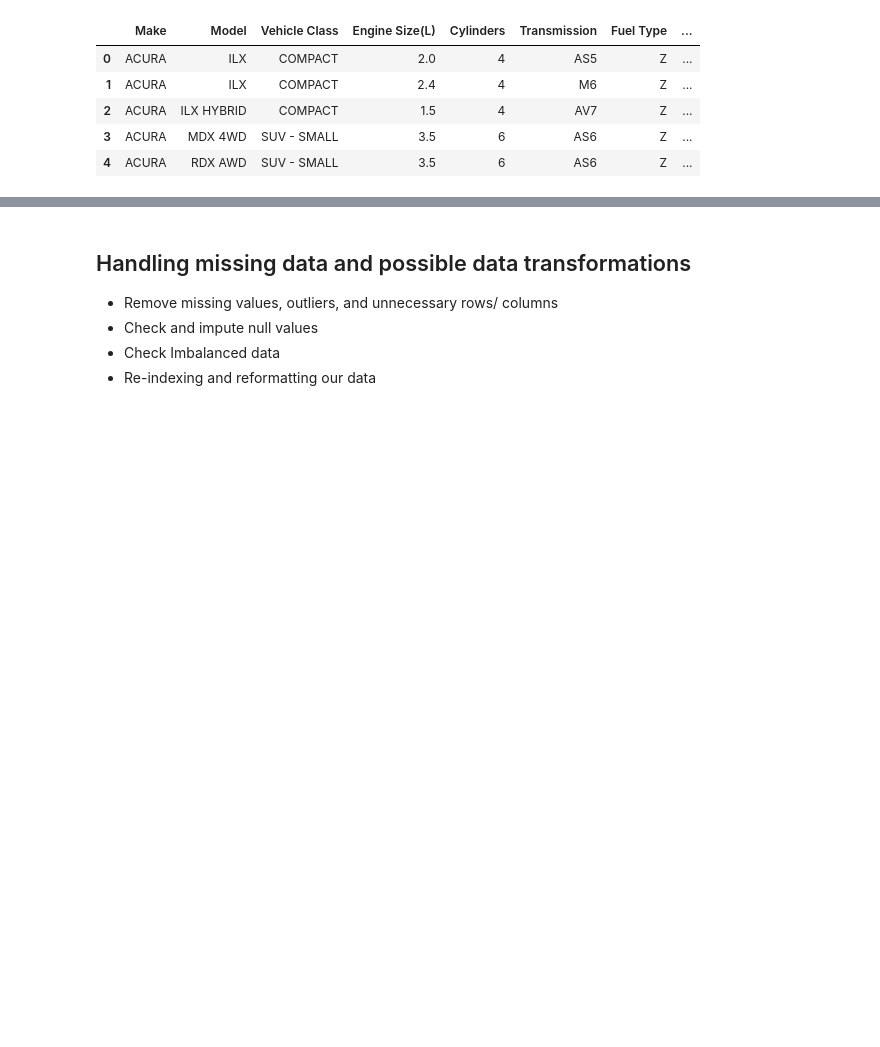
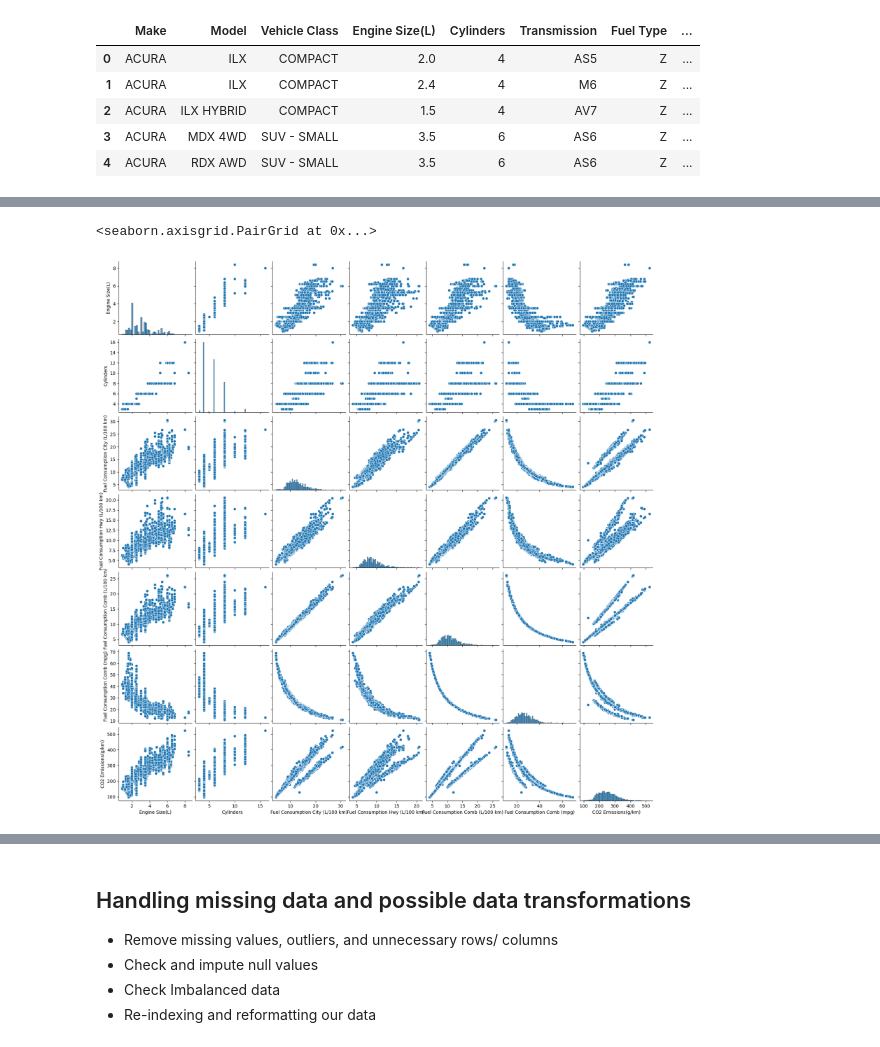
Before and after one commit to ritavaz02/daa, a Jupyter notebook: dataset_grupo/daa.ipynb, the cells around one changed output, grey strips where cells are left out. Saved outputs shown, nothing was run; the diff lists cells and outputs as text; code cells hidden in the pictures; blank space fills up the shorter version.

```diff
--- a/dataset_grupo/daa.ipynb
+++ b/dataset_grupo/daa.ipynb
@@ -91,0 +104,5 @@ emissions.head()
+# %%
+sns.pairplot(emissions)
+# %% [output]
+<seaborn.axisgrid.PairGrid at 0x...>
+[figure, added]
```
Also changed, not shown: parts of 4 cells of this notebook, 1 other file.
